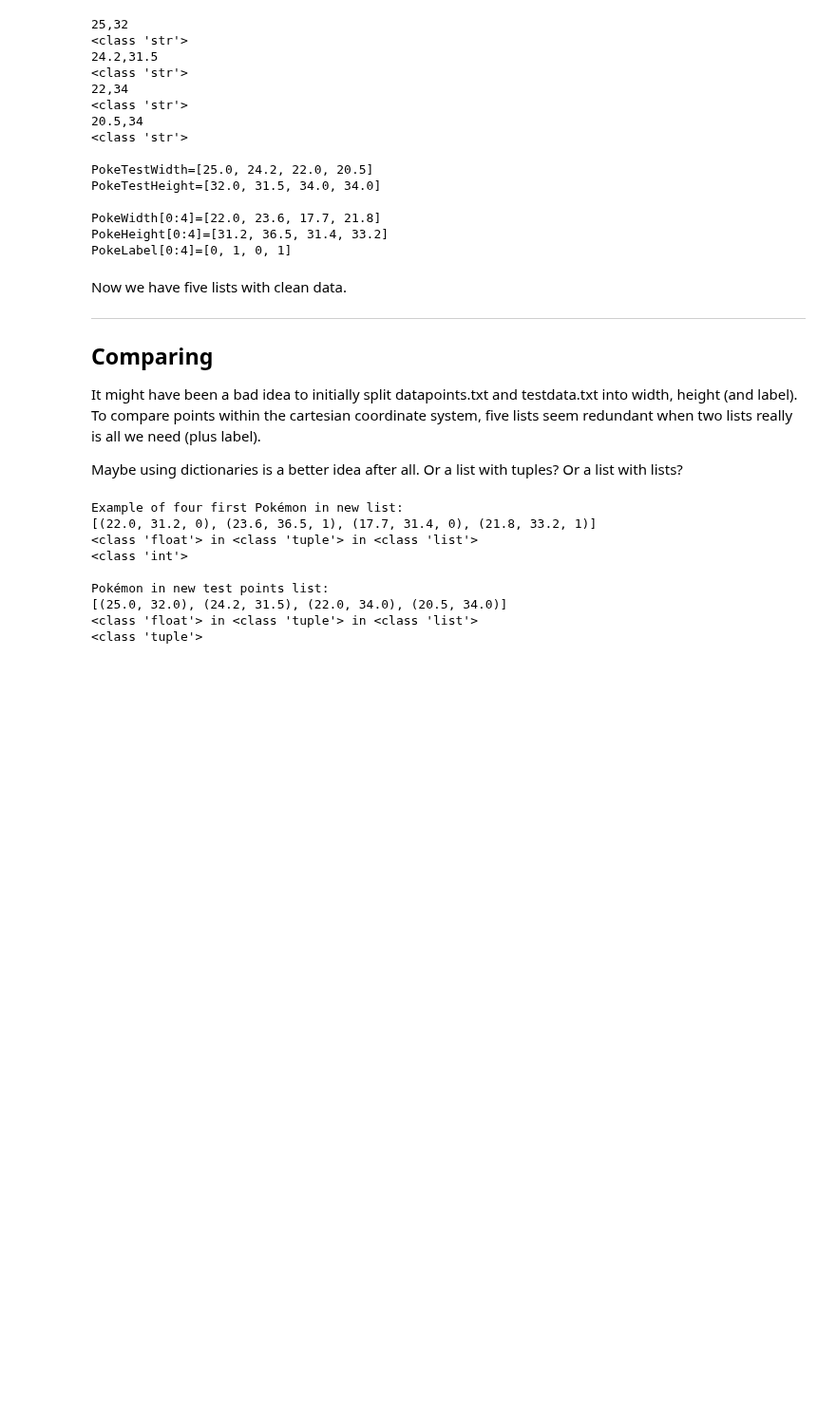
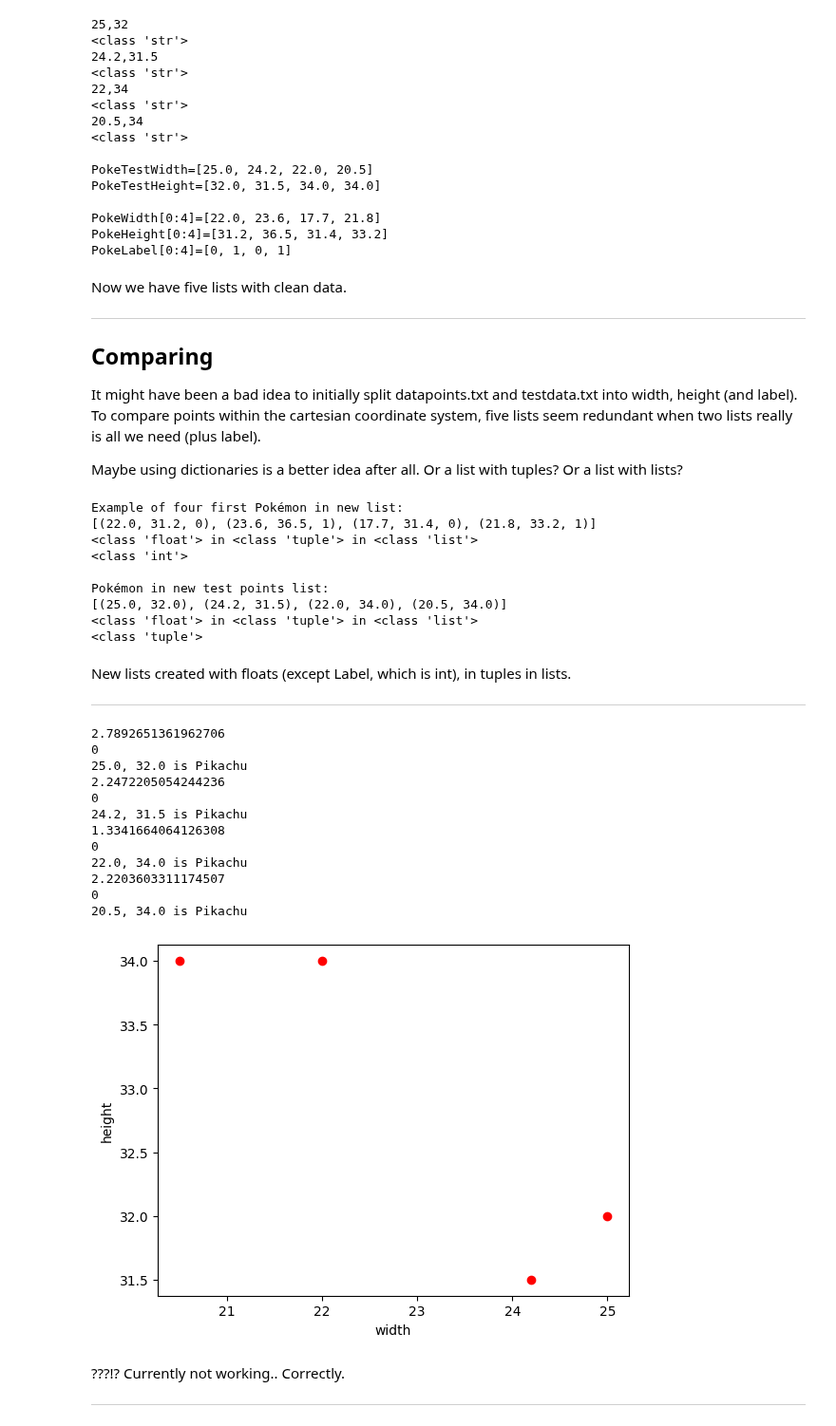
Before and after one commit to helveticae/ITHS, a Jupyter notebook: Labs/Labs ML PichuPika/PichuPika.ipynb, the cells around one changed output. Shown at 95% size. Drawn from its saved outputs; the diff is of its cells as text; code cells hidden in the pictures; blank space fills up the shorter version.

Commit message:
add broken function for test points TODO: fix me!!

```diff
--- a/Labs/Labs ML PichuPika/PichuPika.ipynb
+++ b/Labs/Labs ML PichuPika/PichuPika.ipynb
@@ -207,3 +207,58 @@ Pokémon in new test points list:
 [(25.0, 32.0), (24.2, 31.5), (22.0, 34.0), (20.5, 34.0)]
 <class 'float'> in <class 'tuple'> in <class 'list'>
 <class 'tuple'>
+# %% [markdown]
+New lists created with floats (except Label, which is int), in tuples in lists.
+
+---
+# %%
+
+# Function heavily inspired by @HakanAkerblom
+def dist_list_list(test_points, data_points):
+    """Comparing point in test_points with closest point in data_points."""
+
+    for point in test_points:
+        dist_list =[]
+        x_1 = point[0]
+        y_1 = point[1]
+
+        for point2 in data_points:
+            x_2 = (point2[0])
+            y_2 = (point2[1])
+            label = (point2[2])
+            dist = math.sqrt((x_2-x_1)**2+(y_2-y_1)**2)
+
+            dist_list.append(dist)
+
+        print(dist)
+        print(label)
+
+        minimum = min(dist_list)
+        index = dist_list.index(minimum)
+        if data_points[index][2] == "1":
+            print(f"{x_1}, {y_1} is Pichu")
+        else:
+            print(f"{x_1}, {y_1} is Pikachu")
+        plt.plot(x_1, y_1, "ro")
+        plt.xlabel("width")
+        plt.ylabel("height")
+
+dist_list_list(test_points, data_points)
+# %% [output]
+2.7892651361962706
+0
+25.0, 32.0 is Pikachu
+2.2472205054244236
+0
+24.2, 31.5 is Pikachu
+1.3341664064126308
+0
+22.0, 34.0 is Pikachu
+2.2203603311174507
+0
+20.5, 34.0 is Pikachu
+[figure, added]
+# %% [markdown]
+???!? Currently not working.. Correctly.
+
+---
```
Also changed, not shown: parts of 1 cell of this notebook.
